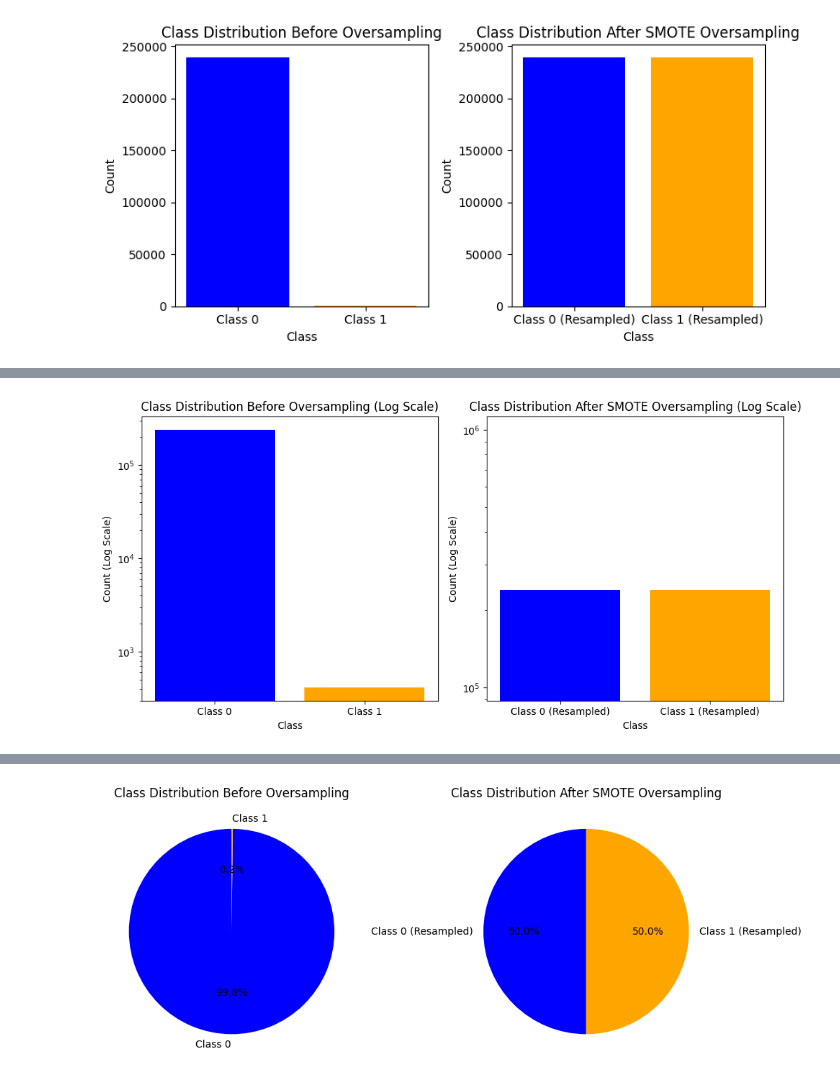
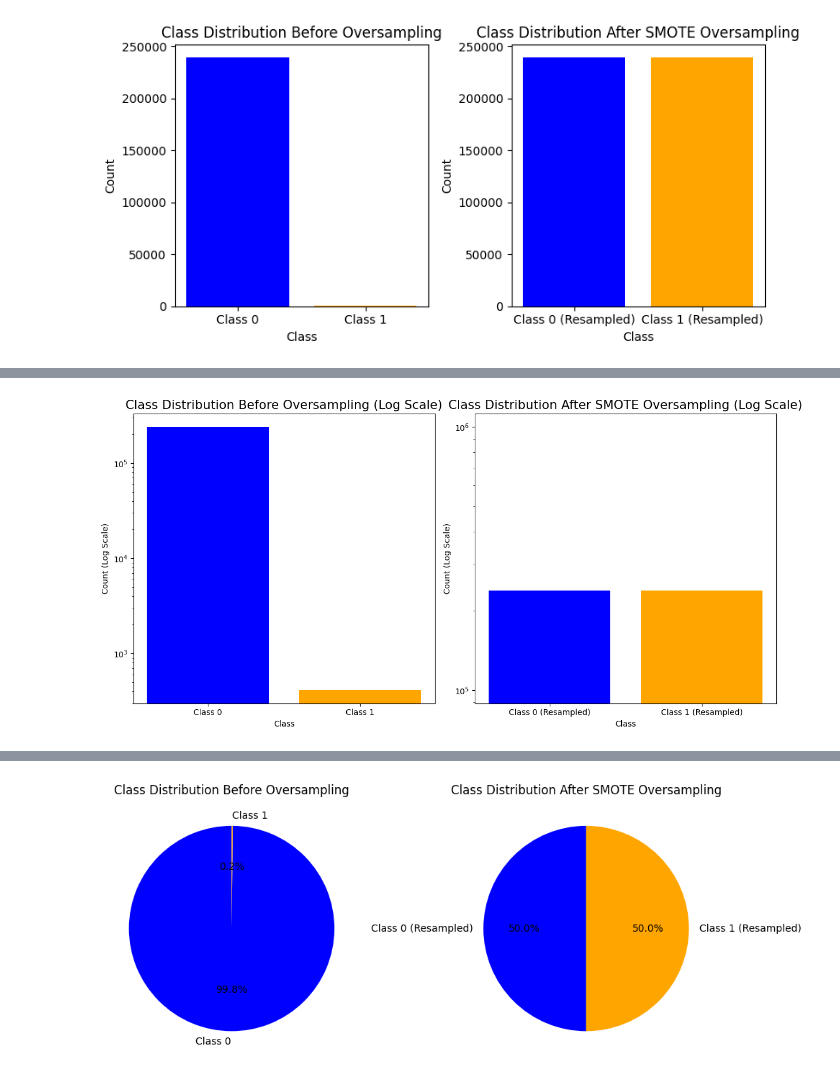
Before and after one commit to YatharthaP/CPSC597, a Jupyter notebook: CreditCard_SMOTE.ipynb, the cells around one changed output, grey strips where cells are left out. Drawn from its saved outputs; the diff is of its cells as text; code cells hidden in the pictures.

```diff
--- a/CreditCard_SMOTE.ipynb
+++ b/CreditCard_SMOTE.ipynb
@@ -449,33 +482,33 @@ plt.show()
 # %%
 import matplotlib.pyplot as plt
 
 # Define the labels and counts before oversampling
 labels_before = ['Class 0', 'Class 1']
 counts_before = [sum(y_train == 0), sum(y_train == 1)]
 
 # Define the labels and counts after oversampling
 labels_after = ['Class 0 (Resampled)', 'Class 1 (Resampled)']
 counts_after = [sum(y_train_res == 0), sum(y_train_res == 1)]
 
-# Create subplots for before and after oversampling with smaller figure size
-fig, axs = plt.subplots(1, 2, figsize=(10, 5))  # Adjust the figsize here
+# Create subplots for before and after oversampling with adjusted figure size
+fig, axs = plt.subplots(1, 2, figsize=(12, 6))  # Adjusted figsize
 
 # Plot before oversampling with log scale
 axs[0].bar(labels_before, counts_before, color=['blue', 'orange'])
 axs[0].set_yscale('log')  # Set y-axis to log scale
-axs[0].set_title('Class Distribution Before Oversampling (Log Scale)')
+axs[0].set_title('Class Distribution Before Oversampling (Log Scale)', fontsize=15.5)  # Increased font size
 axs[0].set_xlabel('Class')
 axs[0].set_ylabel('Count (Log Scale)')
 
 # Plot after oversampling
 axs[1].bar(labels_after, counts_after, color=['blue', 'orange'])
 axs[1].set_yscale('log')  # Set y-axis to log scale
-axs[1].set_title('Class Distribution After SMOTE Oversampling (Log Scale)')
+axs[1].set_title('Class Distribution After SMOTE Oversampling (Log Scale)', fontsize=15.5)  # Increased font size
 axs[1].set_xlabel('Class')
 axs[1].set_ylabel('Count (Log Scale)')
 
 # Show the plot
 plt.tight_layout()
 plt.show()
 # %% [output]
-[figure, old version]
+[figure, new version]
```
Also changed, not shown: parts of 16 cells of this notebook.
